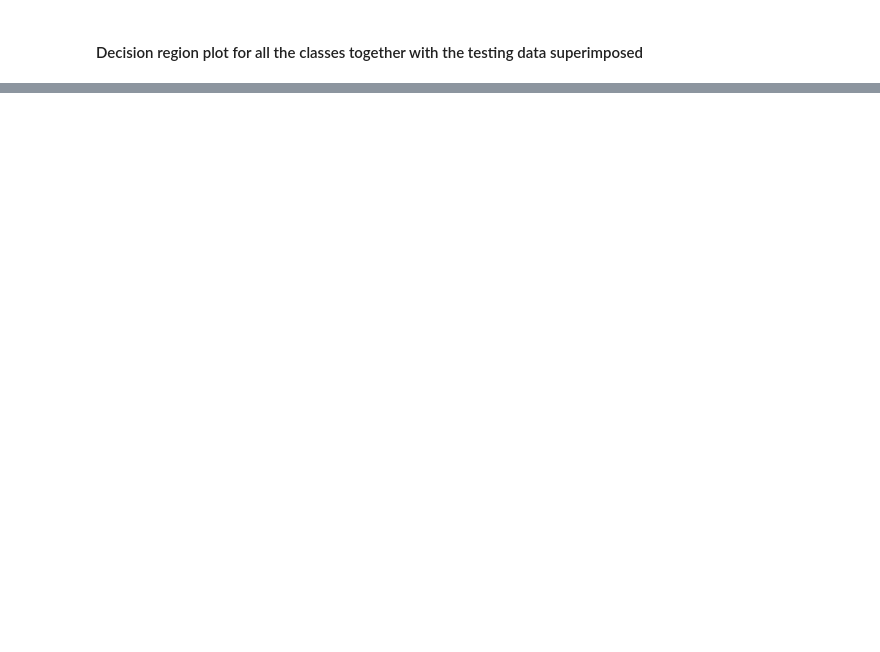
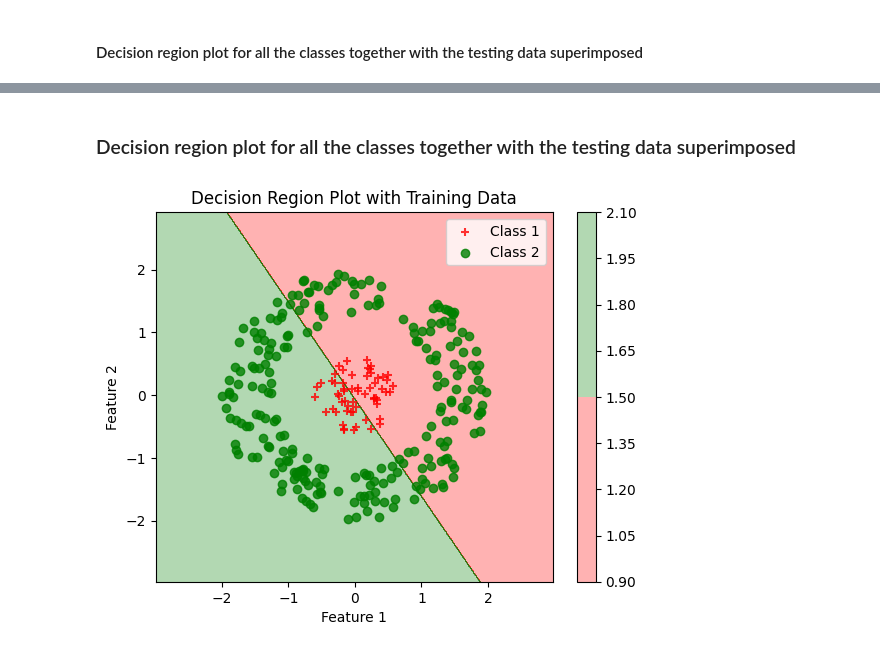
Before and after one commit to RakshithaKalkura/IML-project-dec-2024, a Jupyter notebook: bayesClassifier/case2/nonlinear.ipynb, the cells around one changed output, grey strips where cells are left out. Drawn from its saved outputs; the diff is of its cells as text; code cells hidden in the pictures; blank space fills up the shorter version.

```diff
--- a/bayesClassifier/case2/nonlinear.ipynb
+++ b/bayesClassifier/case2/nonlinear.ipynb
@@ -109,0 +372,49 @@ plot_decision_region(X_train, y_train, nb_classifier)
+# %% [markdown]
+### Decision region plot for all the classes together with the testing data superimposed
+# %%
+import matplotlib.pyplot as plt
+from matplotlib.colors import ListedColormap
+
+# Define function for plotting decision regions
+def plot_decision_regions(X, y, means, cov_matrix, resolution=0.01):
+    # Set up marker generator and color map
+    markers = ('+', 'o')
+    colors = ('red', 'green')
+    cmap = ListedColormap(colors)
+
+    # Generate a grid of points with a fixed step size
+    x_min, x_max = X[:, 0].min() - 1, X[:, 0].max() + 1
+    y_min, y_max = X[:, 1].min() - 1, X[:, 1].max() + 1
+    xx, yy = np.meshgrid(np.arange(x_min, x_max, resolution),
+                         np.arange(y_min, y_max, resolution))
+
+    # Flatten the grid arrays to pass them as samples to the classifier
+    grid_points = np.c_[xx.ravel(), yy.ravel()]
+
+    # Predict the class for each point in the grid
+    Z = predict(grid_points)
+    Z = Z.reshape(xx.shape)
+
+    # Plot the decision surface
+    plt.contourf(xx, yy, Z, alpha=0.3, cmap=cmap)
+    plt.colorbar()
+
+    # Plot the training samples with class labels
+    for idx, cls in enumerate(classes):
+        plt.scatter(X[y == cls, 0], X[y == cls, 1],
+                    alpha=0.8, c=cmap(idx),
+                    marker=markers[idx], label=f'Class {int(cls)}')
+
+    # Set plot limits and labels
+    plt.xlim(xx.min(), xx.max())
+    plt.ylim(yy.min(), yy.max())
+    plt.xlabel('Feature 1')
+    plt.ylabel('Feature 2')
+    plt.legend(loc='upper right')
+    plt.title('Decision Region Plot with Training Data')
+    plt.show()
+
+# Plot decision regions for the test data
+plot_decision_regions(X_test, y_test, class_means, cov_matrix)
+# %% [output]
+[figure, added]
```
Also changed, not shown: parts of 20 cells of this notebook, 6 other files.
